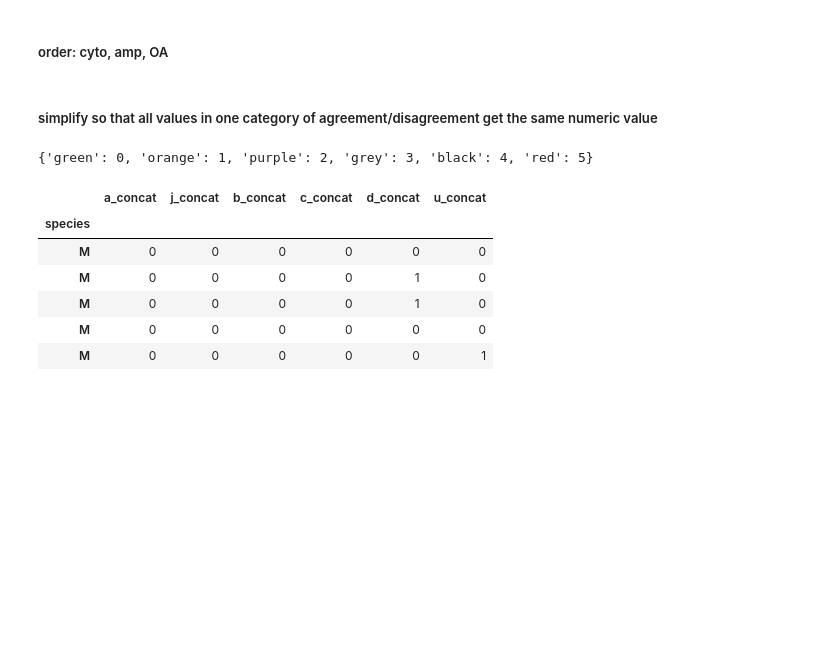
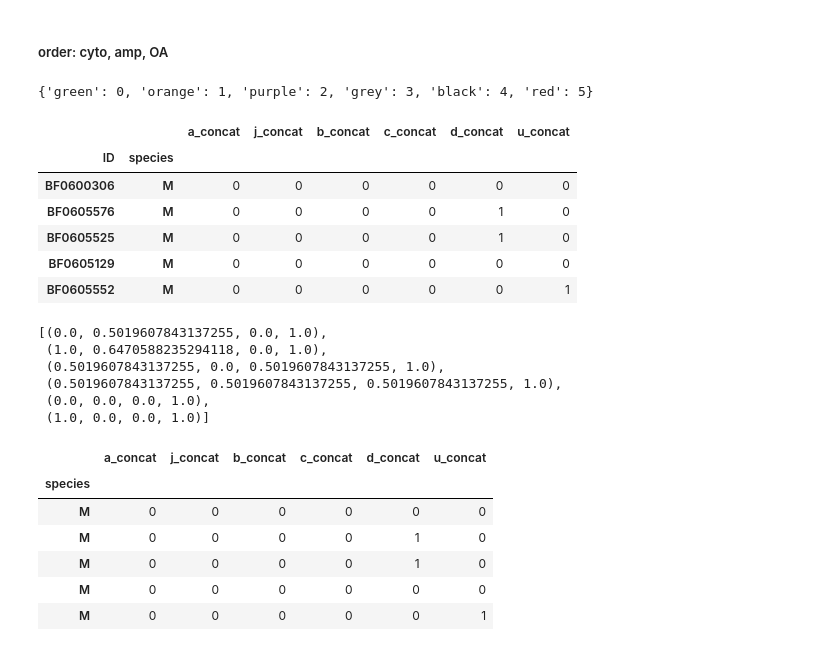
Before and after one commit to rrlove/molec_karyo_notebooks, a Jupyter notebook: Figure_2_heatmap.ipynb, the cells around one changed output. Drawn from its saved outputs; the diff is of its cells as text; code cells hidden in the pictures; blank space fills up the shorter version.

```diff
--- a/Figure_2_heatmap.ipynb
+++ b/Figure_2_heatmap.ipynb
@@ -177,8 +182,6 @@ for key in cmap_dict.keys():
     else:
 
         print(key)
-# %% [markdown]
-##### simplify so that all values in one category of agreement/disagreement get the same numeric value
 # %%
 translate = {value : i for i,
              value in enumerate(pd.unique(trimmed.replace(cmap_dict).values.ravel()))}
@@ -186,6 +189,29 @@ translate = {value : i for i,
 translate
 # %% [output]
 {'green': 0, 'orange': 1, 'purple': 2, 'grey': 3, 'black': 4, 'red': 5}
+# %%
+trimmed.replace(cmap_dict).replace(translate).head()
+# %% [output]
+|  |  | a_concat | j_concat | b_concat | c_concat | d_concat | u_concat |
+| ID | species |  |  |  |  |  |  |
+| BF0600306 | M | 0 | 0 | 0 | 0 | 0 | 0 |
+| BF0605576 | M | 0 | 0 | 0 | 0 | 1 | 0 |
+| BF0605525 | M | 0 | 0 | 0 | 0 | 1 | 0 |
+| BF0605129 | M | 0 | 0 | 0 | 0 | 0 | 0 |
+| BF0605552 | M | 0 | 0 | 0 | 0 | 0 | 1 |
+# %%
+my_colors = [colors.to_rgba(key) for key in translate.keys()]
+
+cmap = ListedColormap(my_colors)
+
+my_colors
+# %% [output]
+[(0.0, 0.5019607843137255, 0.0, 1.0),
+ (1.0, 0.6470588235294118, 0.0, 1.0),
+ (0.5019607843137255, 0.0, 0.5019607843137255, 1.0),
+ (0.5019607843137255, 0.5019607843137255, 0.5019607843137255, 1.0),
+ (0.0, 0.0, 0.0, 1.0),
+ (1.0, 0.0, 0.0, 1.0)]
 # %%
 adjusted =\
 trimmed.replace(cmap_dict).replace(translate).reset_index().drop(
```
Also changed, not shown: parts of 22 cells of this notebook.
